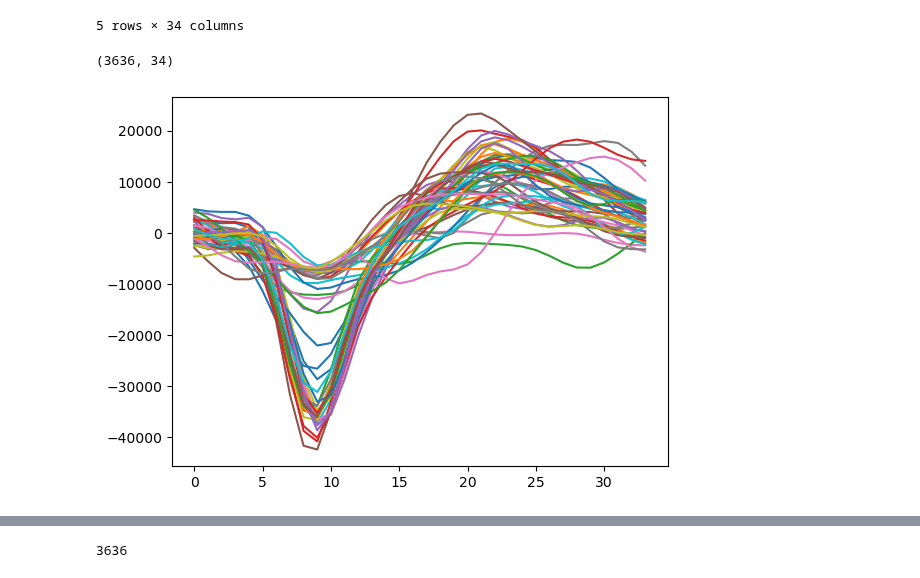
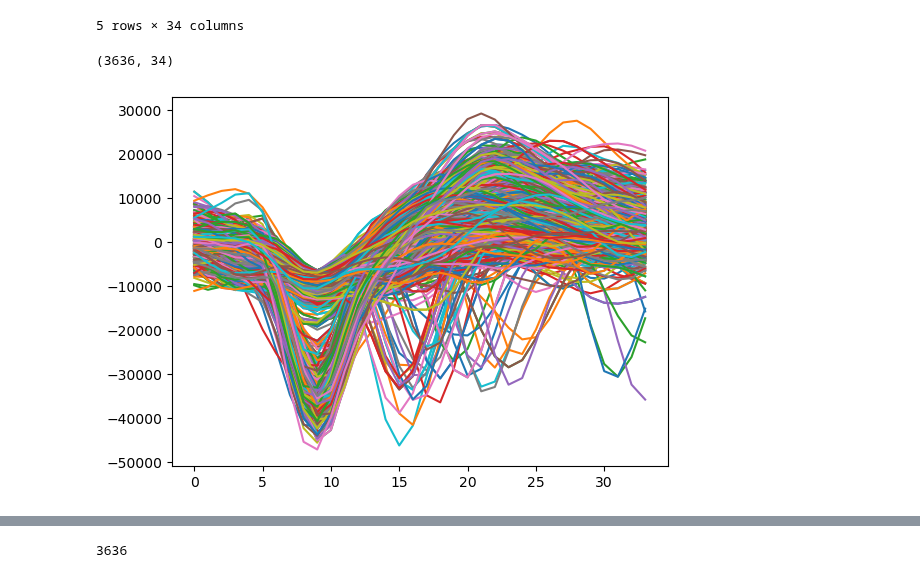
Before and after one commit to menonpg/bioeng2390_ai_in_healthcare, a Jupyter notebook: Week06/Dimensionality Reduction for Time Series Classification.ipynb, the cells around one changed output, grey strips where cells are left out. Drawn from its saved outputs; the diff is of its cells as text; code cells hidden in the pictures.

```diff
--- a/Week06/Dimensionality Reduction for Time Series Classification.ipynb
+++ b/Week06/Dimensionality Reduction for Time Series Classification.ipynb
@@ -44,15 +42,15 @@ df.head()
 # %%
 spike_data = df.to_numpy()
 print(np.shape(spike_data))
 
 # Create a random list of 50 signals out of the 3636 recordings and then plot these over time (column axis)
 listRand = []
-for i in range(50):
+for i in range(2000):
   listRand.append(random.randint(0,np.shape(spike_data)[0]))
 
 plt.plot( spike_data[listRand,:].T)
 
 plt.show()
 # %% [output]
 (3636, 34)
-[figure, old version]
+[figure, new version]
```
Also changed, not shown: parts of 7 cells of this notebook.
